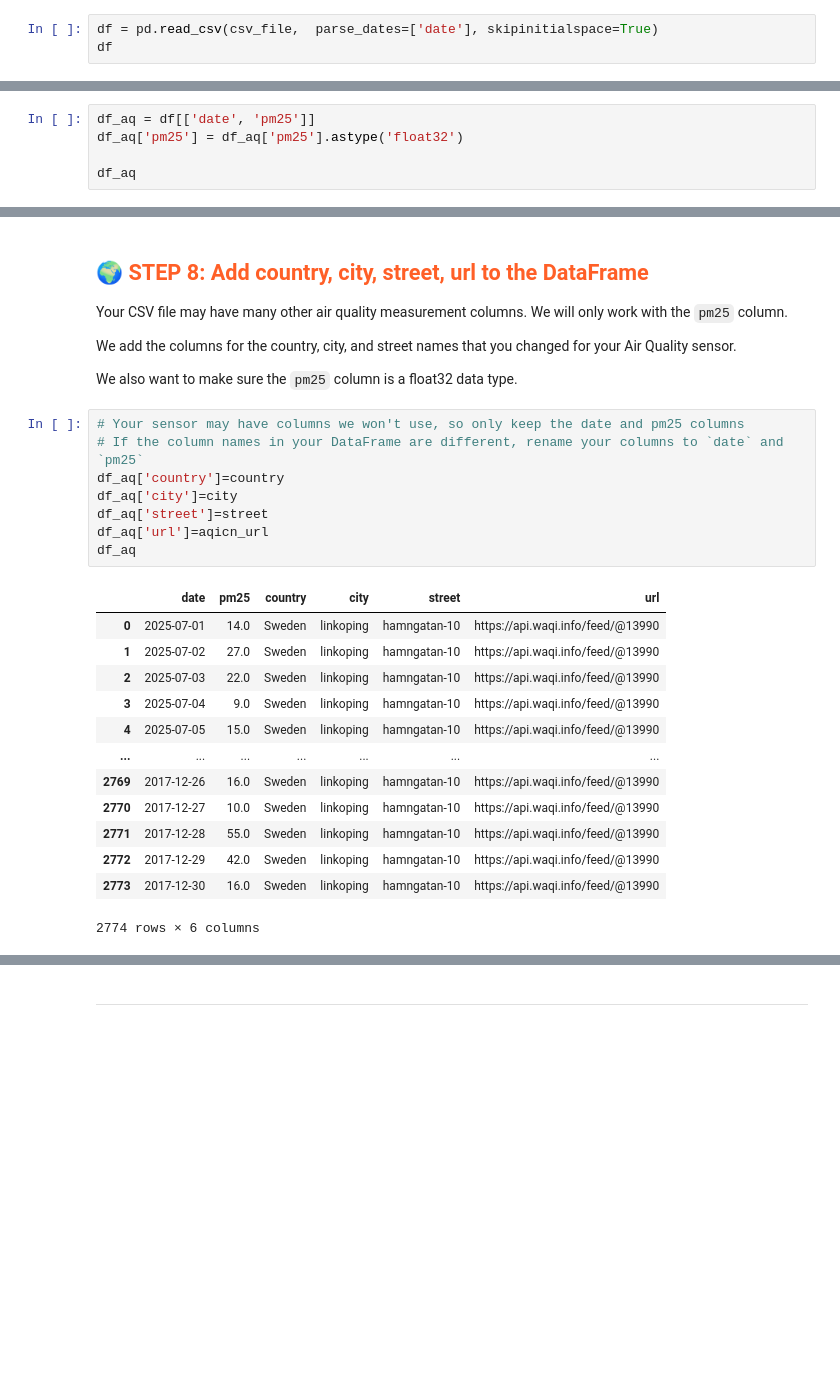
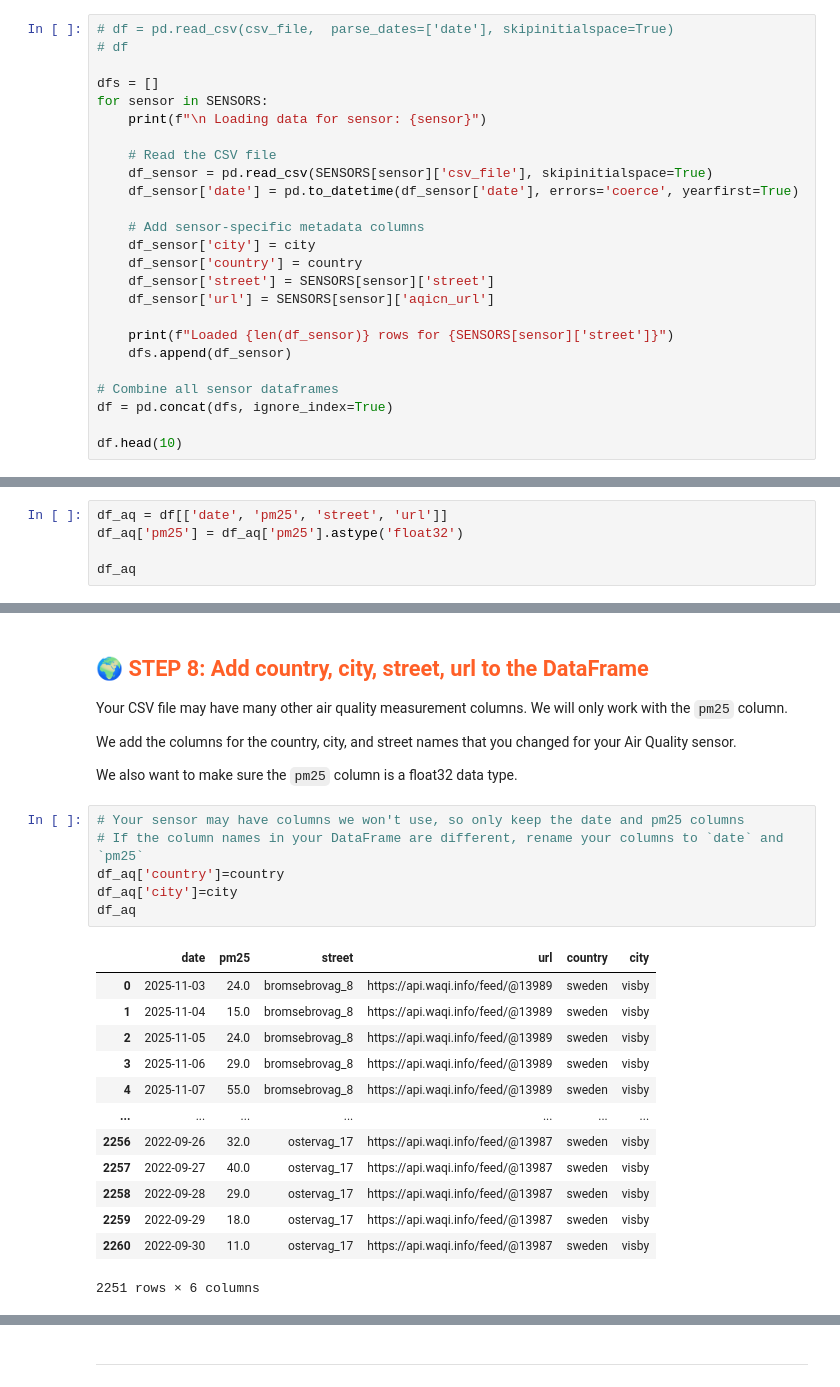
Before and after one commit to ebbalg/mlfs-book, a Jupyter notebook: notebooks/airquality/1_air_quality_feature_backfill.ipynb, the cells around one changed output, grey strips where cells are left out. Cells and saved outputs as stored; diff of their text form; blank space fills up the shorter version.

```diff
--- a/notebooks/airquality/1_air_quality_feature_backfill.ipynb
+++ b/notebooks/airquality/1_air_quality_feature_backfill.ipynb
@@ -241,6 +276,28 @@ aq_today_df.head()
 
 The cell below will read up historical air quality data as a CSV file into a Pandas DataFrame
 # %%
-df = pd.read_csv(csv_file,  parse_dates=['date'], skipinitialspace=True)
-df
+# df = pd.read_csv(csv_file,  parse_dates=['date'], skipinitialspace=True)
+# df
+
+dfs = []
+for sensor in SENSORS:
+    print(f"\n Loading data for sensor: {sensor}")
+
+    # Read the CSV file
+    df_sensor = pd.read_csv(SENSORS[sensor]['csv_file'], skipinitialspace=True)
+    df_sensor['date'] = pd.to_datetime(df_sensor['date'], errors='coerce', yearfirst=True)
+
+    # Add sensor-specific metadata columns
+    df_sensor['city'] = city
+    df_sensor['country'] = country
+    df_sensor['street'] = SENSORS[sensor]['street']
+    df_sensor['url'] = SENSORS[sensor]['aqicn_url']
+
+    print(f"Loaded {len(df_sensor)} rows for {SENSORS[sensor]['street']}")
+    dfs.append(df_sensor)
+
+# Combine all sensor dataframes
+df = pd.concat(dfs, ignore_index=True)
+
+df.head(10)
 # %% [output]
@@ -270,7 +330,7 @@ We want to have a DataFrame with 2 columns - `date` and `pm25` after this cell b
  * `date` should be of type   datetime64[ns]
  * `pm25` should be of type float64
 # %%
-df_aq = df[['date', 'pm25']]
+df_aq = df[['date', 'pm25', 'street', 'url']]
 df_aq['pm25'] = df_aq['pm25'].astype('float32')
 
 df_aq
@@ -332,25 +410,23 @@ We also want to make sure the `pm25` column is a float32 data type.
 # %%
 # Your sensor may have columns we won't use, so only keep the date and pm25 columns
 # If the column names in your DataFrame are different, rename your columns to `date` and `pm25`
 df_aq['country']=country
 df_aq['city']=city
-df_aq['street']=street
-df_aq['url']=aqicn_url
 df_aq
 # %% [output]
-|  | date | pm25 | country | city | street | url |
-| 0 | 2025-07-01 | 14.0 | Sweden | linkoping | hamngatan-10 | https://api.waqi.info/feed/@13990 |
-| 1 | 2025-07-02 | 27.0 | Sweden | linkoping | hamngatan-10 | https://api.waqi.info/feed/@13990 |
-| 2 | 2025-07-03 | 22.0 | Sweden | linkoping | hamngatan-10 | https://api.waqi.info/feed/@13990 |
-| 3 | 2025-07-04 | 9.0 | Sweden | linkoping | hamngatan-10 | https://api.waqi.info/feed/@13990 |
-| 4 | 2025-07-05 | 15.0 | Sweden | linkoping | hamngatan-10 | https://api.waqi.info/feed/@13990 |
+|  | date | pm25 | street | url | country | city |
+| 0 | 2025-11-03 | 24.0 | bromsebrovag_8 | https://api.waqi.info/feed/@13989 | sweden | visby |
+| 1 | 2025-11-04 | 15.0 | bromsebrovag_8 | https://api.waqi.info/feed/@13989 | sweden | visby |
+| 2 | 2025-11-05 | 24.0 | bromsebrovag_8 | https://api.waqi.info/feed/@13989 | sweden | visby |
+| 3 | 2025-11-06 | 29.0 | bromsebrovag_8 | https://api.waqi.info/feed/@13989 | sweden | visby |
+| 4 | 2025-11-07 | 55.0 | bromsebrovag_8 | https://api.waqi.info/feed/@13989 | sweden | visby |
 | ... | ... | ... | ... | ... | ... | ... |
-| 2769 | 2017-12-26 | 16.0 | Sweden | linkoping | hamngatan-10 | https://api.waqi.info/feed/@13990 |
-| 2770 | 2017-12-27 | 10.0 | Sweden | linkoping | hamngatan-10 | https://api.waqi.info/feed/@13990 |
-| 2771 | 2017-12-28 | 55.0 | Sweden | linkoping | hamngatan-10 | https://api.waqi.info/feed/@13990 |
-| 2772 | 2017-12-29 | 42.0 | Sweden | linkoping | hamngatan-10 | https://api.waqi.info/feed/@13990 |
-| 2773 | 2017-12-30 | 16.0 | Sweden | linkoping | hamngatan-10 | https://api.waqi.info/feed/@13990 |
+| 2256 | 2022-09-26 | 32.0 | ostervag_17 | https://api.waqi.info/feed/@13987 | sweden | visby |
+| 2257 | 2022-09-27 | 40.0 | ostervag_17 | https://api.waqi.info/feed/@13987 | sweden | visby |
+| 2258 | 2022-09-28 | 29.0 | ostervag_17 | https://api.waqi.info/feed/@13987 | sweden | visby |
+| 2259 | 2022-09-29 | 18.0 | ostervag_17 | https://api.waqi.info/feed/@13987 | sweden | visby |
+| 2260 | 2022-09-30 | 11.0 | ostervag_17 | https://api.waqi.info/feed/@13987 | sweden | visby |
-2774 rows × 6 columns
+2251 rows × 6 columns
 # %%
 df_aq.info()
 # %% [output]
```
Also changed, not shown: parts of 15 cells of this notebook, 17 other files.
